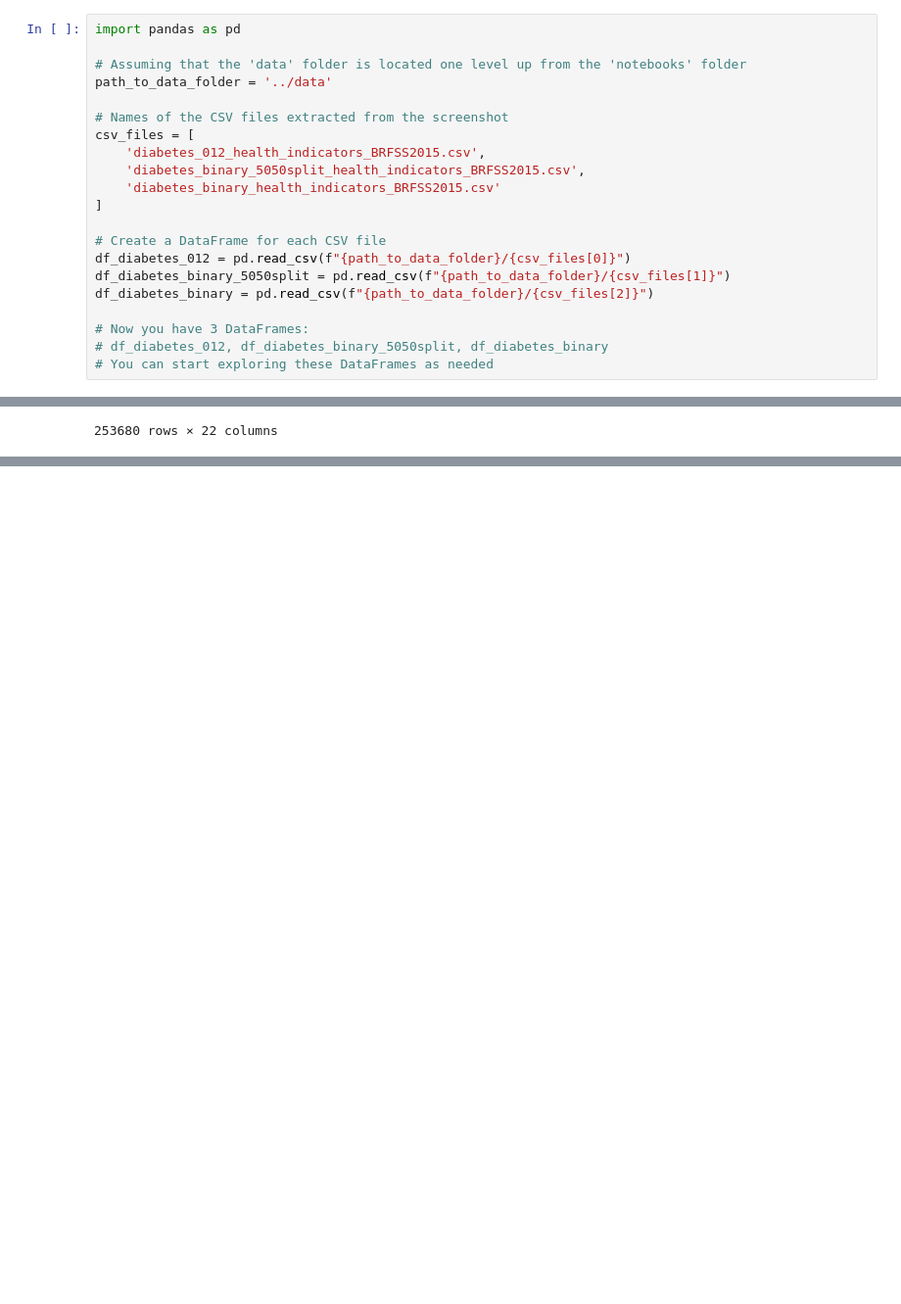
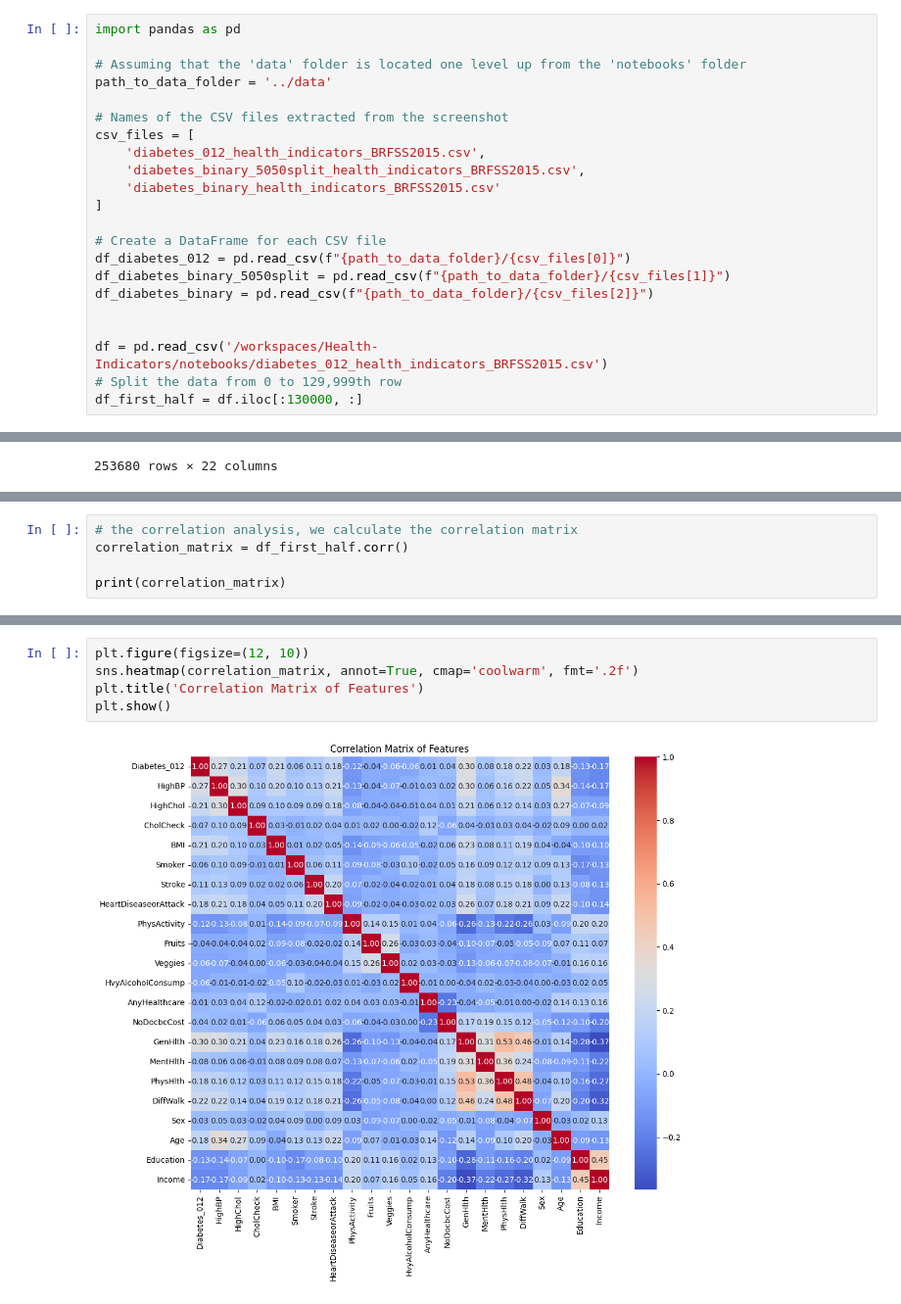
Before and after one commit to EugeneJosephCruz/Health-Indicators, a Jupyter notebook: notebooks/eda.ipynb, the cells around one changed output, grey strips where cells are left out. Shown at 98% size. Saved outputs shown, nothing was run; the diff lists cells and outputs as text; blank space fills up the shorter version.

```diff
--- a/notebooks/eda.ipynb
+++ b/notebooks/eda.ipynb
@@ -16,6 +16,7 @@ df_diabetes_012 = pd.read_csv(f"{path_to_data_folder}/{csv_files[0]}")
 df_diabetes_binary_5050split = pd.read_csv(f"{path_to_data_folder}/{csv_files[1]}")
 df_diabetes_binary = pd.read_csv(f"{path_to_data_folder}/{csv_files[2]}")
 
-# Now you have 3 DataFrames:
-# df_diabetes_012, df_diabetes_binary_5050split, df_diabetes_binary
-# You can start exploring these DataFrames as needed
+
+df = pd.read_csv('/workspaces/Health-Indicators/notebooks/diabetes_012_health_indicators_BRFSS2015.csv')
+# Split the data from 0 to 129,999th row
+df_first_half = df.iloc[:130000, :]
@@ -71,0 +94,5 @@ df_diabetes_binary
+# %%
+# the correlation analysis, we calculate the correlation matrix
+correlation_matrix = df_first_half.corr()
+
+print(correlation_matrix)
@@ -71,0 +140,7 @@ df_diabetes_binary
+# %%
+plt.figure(figsize=(12, 10))
+sns.heatmap(correlation_matrix, annot=True, cmap='coolwarm', fmt='.2f')
+plt.title('Correlation Matrix of Features')
+plt.show()
+# %% [output]
+[figure, added]
```
Also changed, not shown: parts of 24 cells of this notebook, 4 other files.
